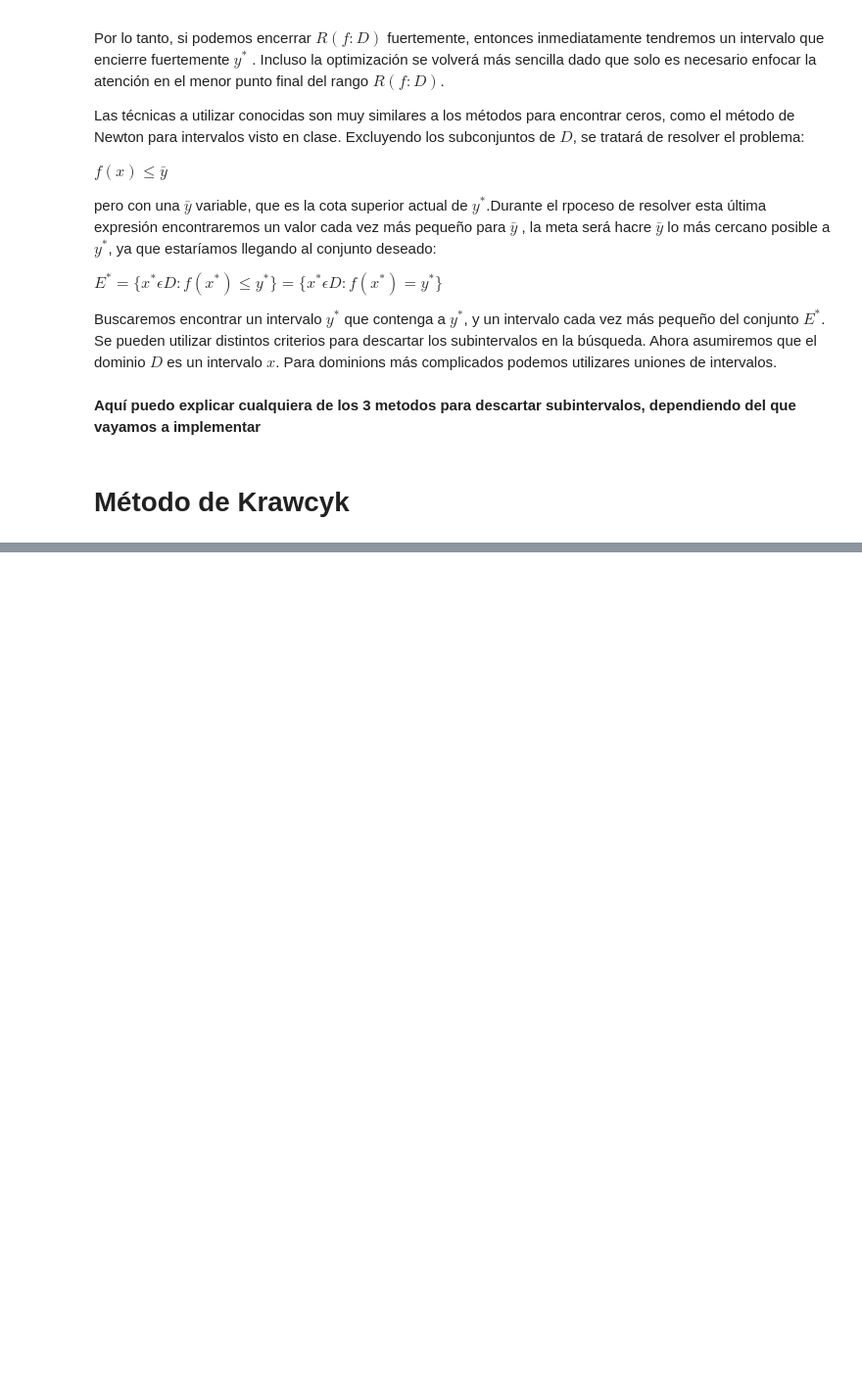
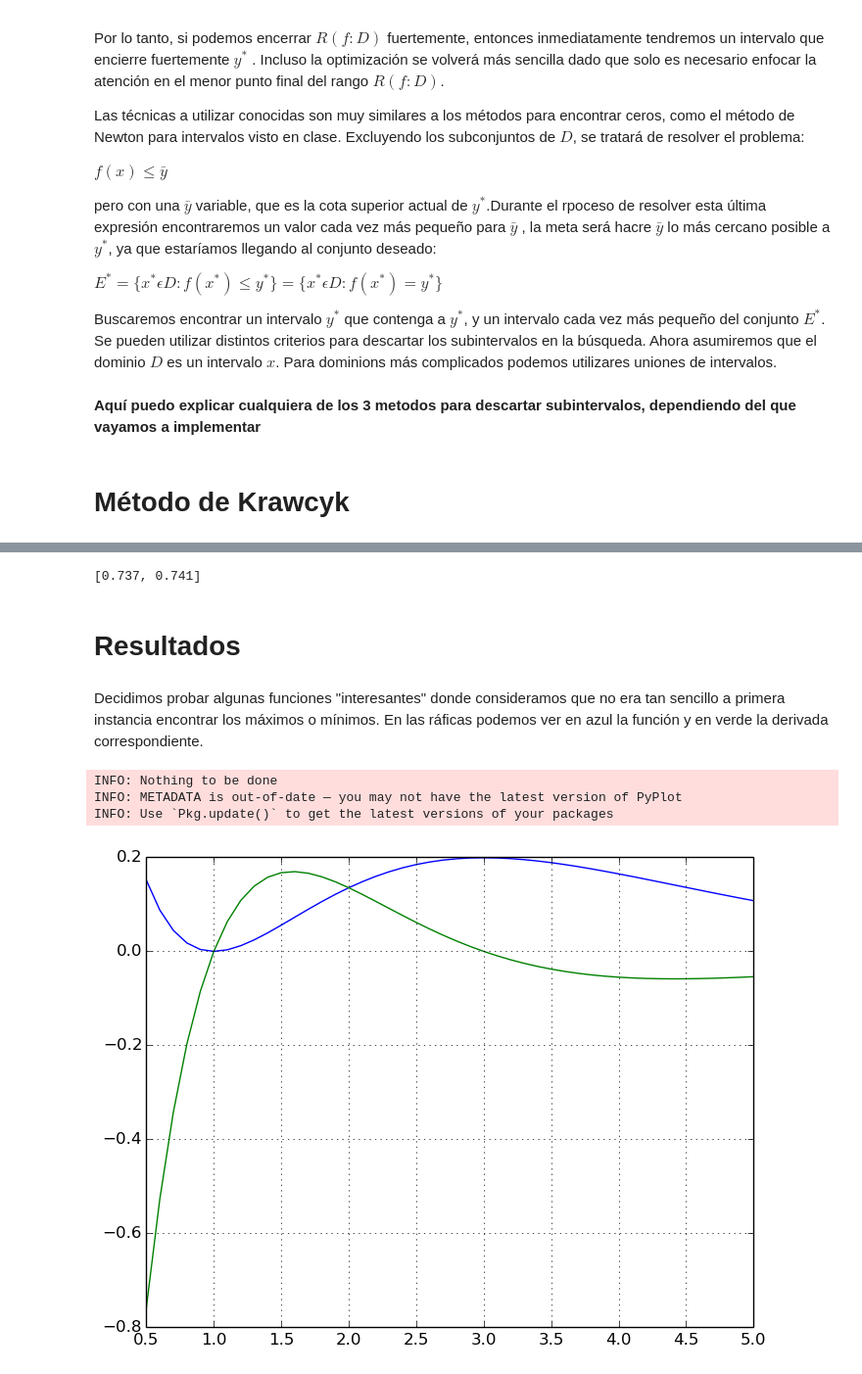
Before and after one commit to hierro40/Tareas, a Jupyter notebook: ProyectoV1.ipynb, the cells around one changed output, grey strips where cells are left out. Shown: that part at 98% size. Cells and saved outputs as stored; diff of their text form; code cells hidden in the pictures; blank space fills up the shorter version.

```diff
--- a/ProyectoV1.ipynb
+++ b/ProyectoV1.ipynb
@@ -54,0 +164,56 @@ Algunas elecciones sugeridas para $x$ y $C$ son $x = m = mid(X)$ y $C=1/f(m)$.
+# %%
+### Otra prueba ###
+### Esto también se elimina de la versión final ###
+
+P(X)=sin(X)*(X-cos(X))
+p(x)=sin(x)*(x-cos(x))
+DP(X)=cos(X)*X-(cos(X))^2+sin(X)+(sin(X))^2
+dp(x)=cos(x)*x-(cos(x))^2+sin(x)+(sin(x))^2
+ddp(x)=(4*sin(x)+2)*cos(x)-x-sin(x)
+
+###Parámetros
+X_P=Intervalo(0.5,0.9)
+m=mid(X_P)
+l=long(X_P)
+
+##Primera iteración
+K=m-p(m)/dp(m)-(1-DP(X_P)/dp(m))*Intervalo(-l/2,l/2)
+X_P1=intersect(X_P,K)
+
+#Segunda iteración
+m=mid(X_P1)
+l=long(X_P1)
+K=m-p(m)/dp(m)-(1-DP(X_P1)/dp(m))*Intervalo(-l/2,l/2)
+X_P2=intersect(X_P1,K)
+
+#Tercera iteración
+m=mid(X_P2)
+l=long(X_P2)
+K=m-p(m)/dp(m)-(1-DP(X_P2)/dp(m))*Intervalo(-l/2,l/2)
+X_P3=intersect(X_P2,K)
+
+#Cuarta iteración
+m=mid(X_P3)
+l=long(X_P3)
+K=m-p(m)/dp(m)-(1-DP(X_P3)/dp(m))*Intervalo(-l/2,l/2)
+X_P4=intersect(X_P3,K)
+# %% [output]
+[0.737, 0.741]
+# %% [markdown]
+# Resultados
+# %% [markdown]
+Decidimos probar algunas funciones "interesantes" donde consideramos que no era tan sencillo a primera instancia encontrar los máximos o mínimos. En las ráficas podemos ver en azul la función y en verde la derivada correspondiente.
+# %%
+### Primera función
+ch(x)=exp(-1*x).*(x.^2-2*x+1)
+dch(x)=-exp(-x).*(x.^2-4*x+3)
+x=0.5:0.1:5
+Pkg.add("PyPlot")
+using PyPlot
+plot(x,ch(x),x,dch(x))
+grid("on")
+# %% [output]
+INFO: Nothing to be done
+INFO: METADATA is out-of-date — you may not have the latest version of PyPlot
+INFO: Use `Pkg.update()` to get the latest versions of your packages
+[figure, added]
```
Also changed, not shown: parts of 22 cells of this notebook.
